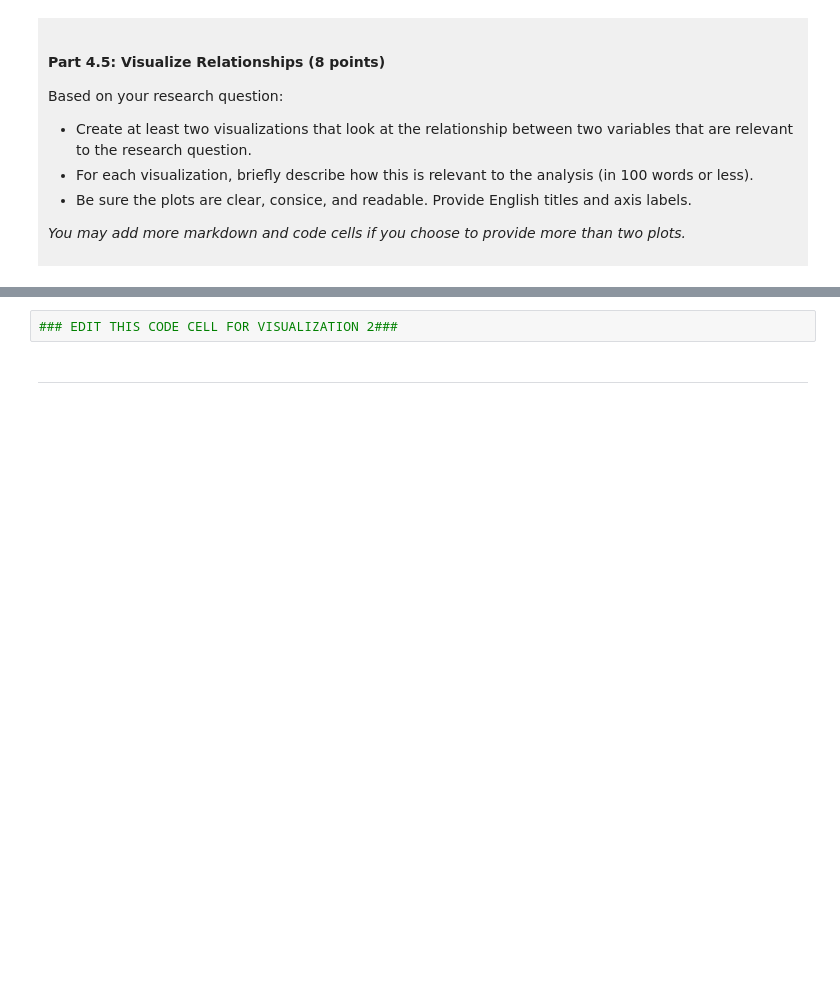
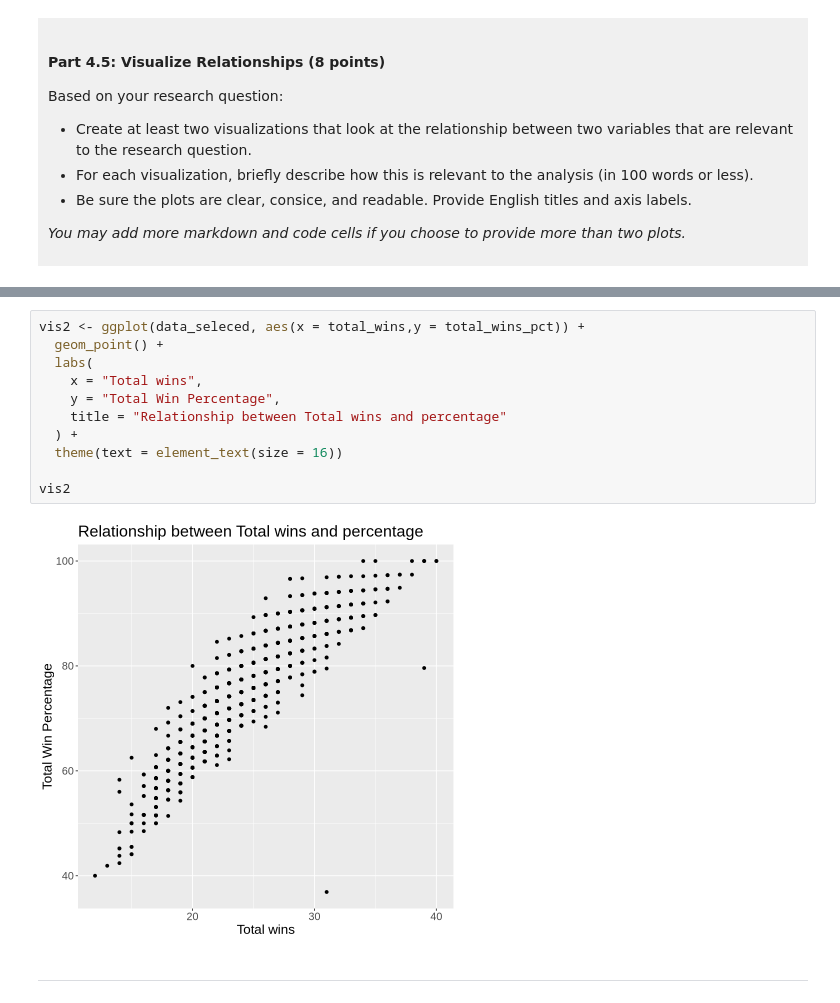
Before and after one commit to RUIXIZHANG2026/dsci-100-project-Cecelia-Zhang, a Jupyter notebook: dsci-100-project-notebook.ipynb, the cells around one changed output, grey strips where cells are left out. Saved outputs shown, nothing was run; the diff lists cells and outputs as text; blank space fills up the shorter version.

```diff
--- a/dsci-100-project-notebook.ipynb
+++ b/dsci-100-project-notebook.ipynb
@@ -322,5 +389,16 @@ Visualization 2: %%% EDIT THIS MARKDOWN CELL%%%
 # %%
-### EDIT THIS CODE CELL FOR VISUALIZATION 2###
+vis2 <- ggplot(data_seleced, aes(x = total_wins,y = total_wins_pct)) +
+  geom_point() +
+  labs(
+    x = "Total wins",
+    y = "Total Win Percentage",
+    title = "Relationship between Total wins and percentage"
+  ) +
+  theme(text = element_text(size = 16))
+
+vis2
+# %% [output]
+[figure, added]
 # %% [markdown]
 ------
 # %% [markdown]
```
Also changed, not shown: parts of 9 cells of this notebook.
